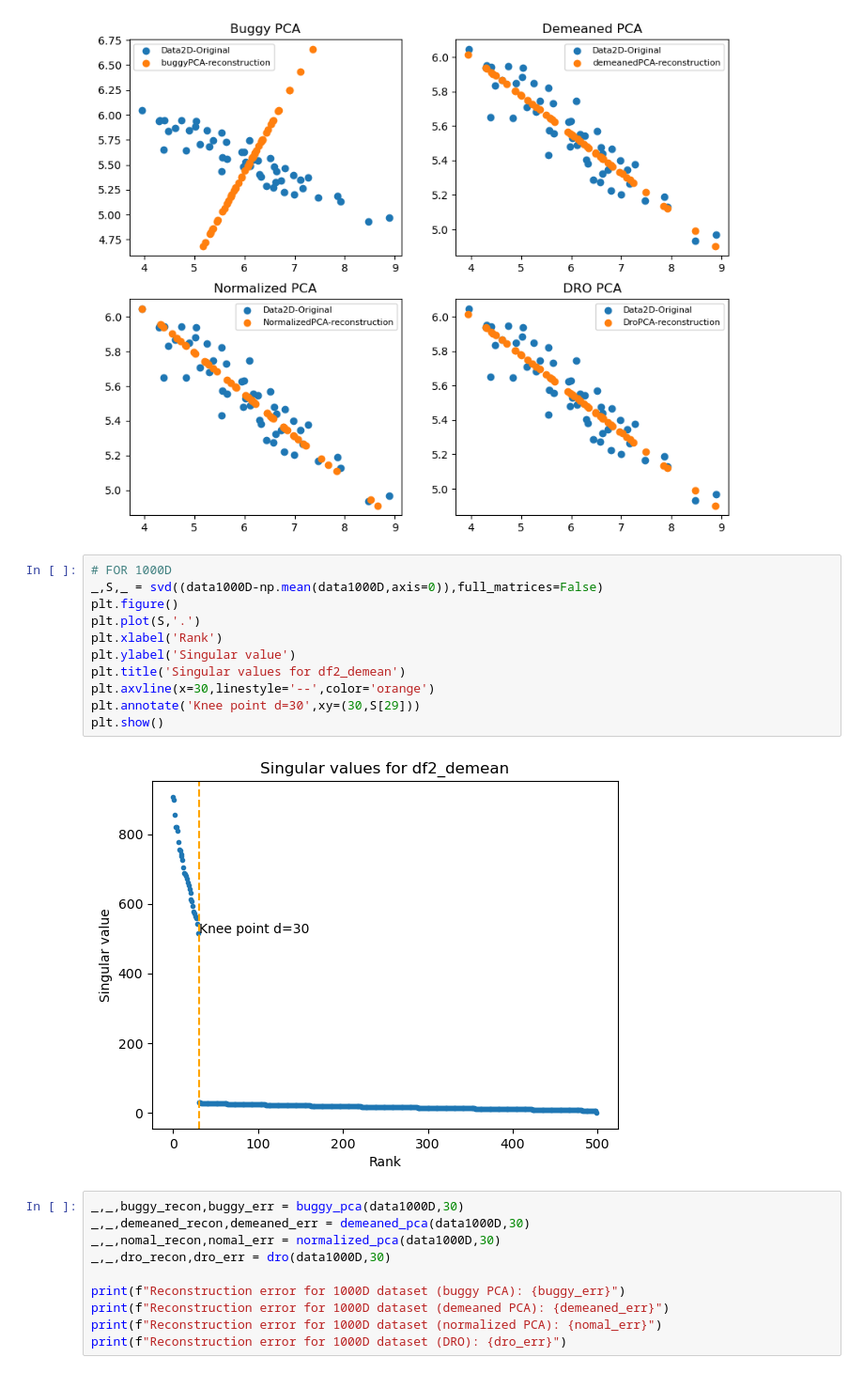
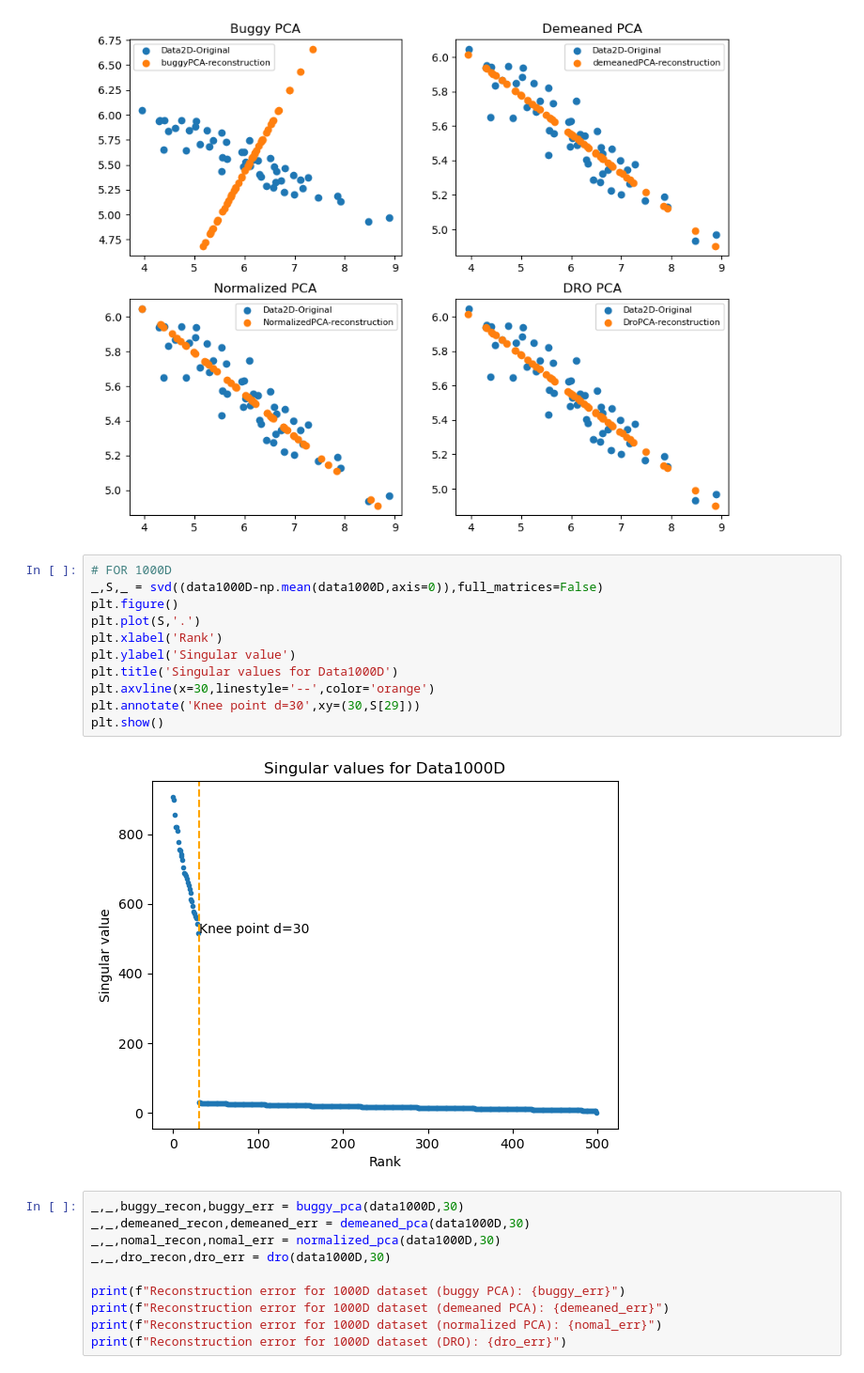
Before and after one commit to GrantYjGe/CS760_MachineLearning, a Jupyter notebook: hw05/hw05_Q2.ipynb, the cells around one changed output. Shown at 94% size. Drawn from its saved outputs; the diff is of its cells as text.

```diff
--- a/hw05/hw05_Q2.ipynb
+++ b/hw05/hw05_Q2.ipynb
@@ -90,16 +90,16 @@ Reconstruction error for 2D dataset (DRO): 0.010006085628512929
 # %%
 # FOR 1000D
 _,S,_ = svd((data1000D-np.mean(data1000D,axis=0)),full_matrices=False)
 plt.figure()
 plt.plot(S,'.')
 plt.xlabel('Rank')
 plt.ylabel('Singular value')
-plt.title('Singular values for df2_demean')
+plt.title('Singular values for Data1000D')
 plt.axvline(x=30,linestyle='--',color='orange')
 plt.annotate('Knee point d=30',xy=(30,S[29]))
 plt.show()
 # %% [output]
-[figure, old version]
+[figure, new version]
 # %%
 _,_,buggy_recon,buggy_err = buggy_pca(data1000D,30)
 _,_,demeaned_recon,demeaned_err = demeaned_pca(data1000D,30)
```
